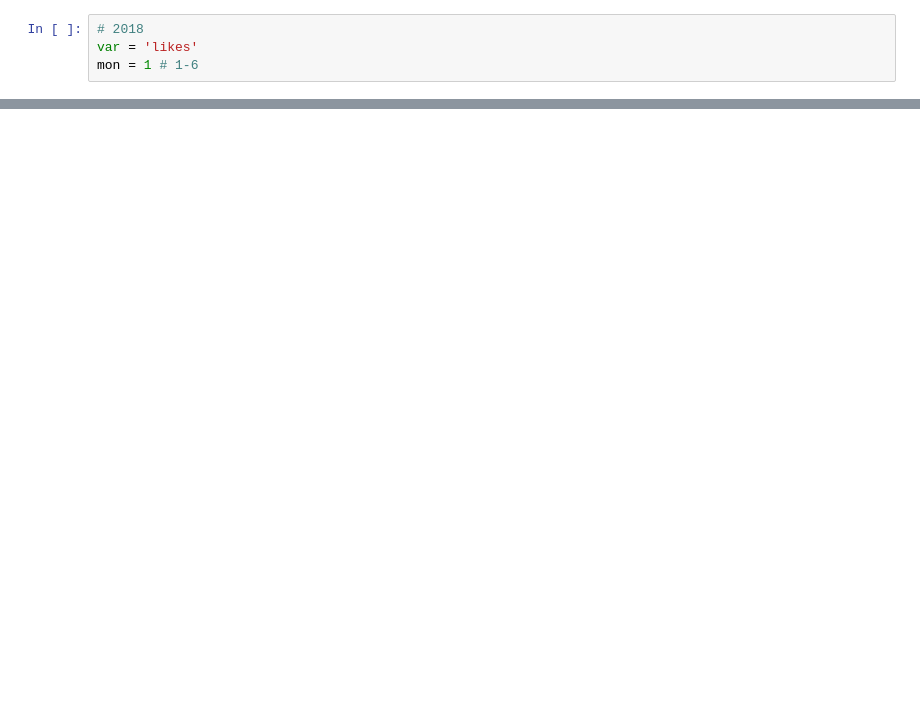
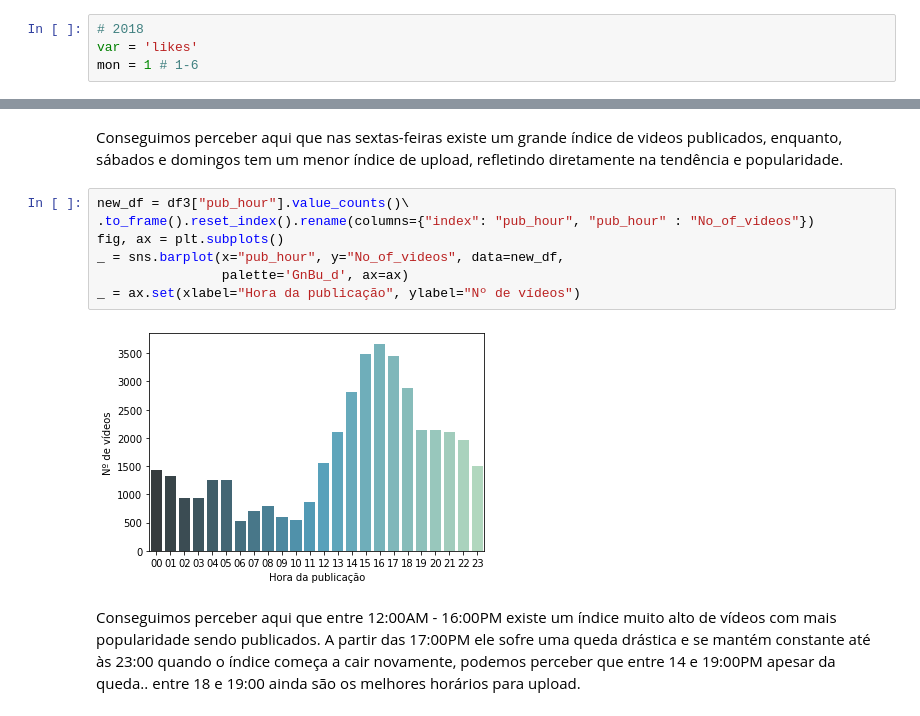
Before and after one commit to criswada/Lovelace, a Jupyter notebook: notebooks/Analise_exploratoria.ipynb, the cells around one changed output, grey strips where cells are left out. Saved outputs shown, nothing was run; the diff lists cells and outputs as text; blank space fills up the shorter version.

```diff
--- a/notebooks/Analise_exploratoria.ipynb
+++ b/notebooks/Analise_exploratoria.ipynb
@@ -251,0 +328,13 @@ df_2018.loc[df.trending_date.dt.month == mon, ['video_id', 'title', var]].groupb
+# %% [markdown]
+Conseguimos perceber aqui que nas sextas-feiras existe um grande índice de videos publicados, enquanto, sábados e domingos tem um menor índice de upload, refletindo diretamente na tendência e popularidade.
+# %%
+new_df = df3["pub_hour"].value_counts()\
+.to_frame().reset_index().rename(columns={"index": "pub_hour", "pub_hour" : "No_of_videos"})
+fig, ax = plt.subplots()
+_ = sns.barplot(x="pub_hour", y="No_of_videos", data=new_df,
+                palette='GnBu_d', ax=ax)
+_ = ax.set(xlabel="Hora da publicação", ylabel="Nº de vídeos")
+# %% [output]
+[figure, added]
+# %% [markdown]
+Conseguimos perceber aqui que entre 12:00AM - 16:00PM existe um índice muito alto de vídeos com mais popularidade sendo publicados. A partir das 17:00PM ele sofre uma queda drástica e se mantém constante até às 23:00 quando o índice começa a cair novamente, podemos perceber que entre 14 e 19:00PM apesar da queda.. entre 18 e 19:00 ainda são os melhores horários para upload.
```
Also changed, not shown: parts of 16 cells of this notebook.
